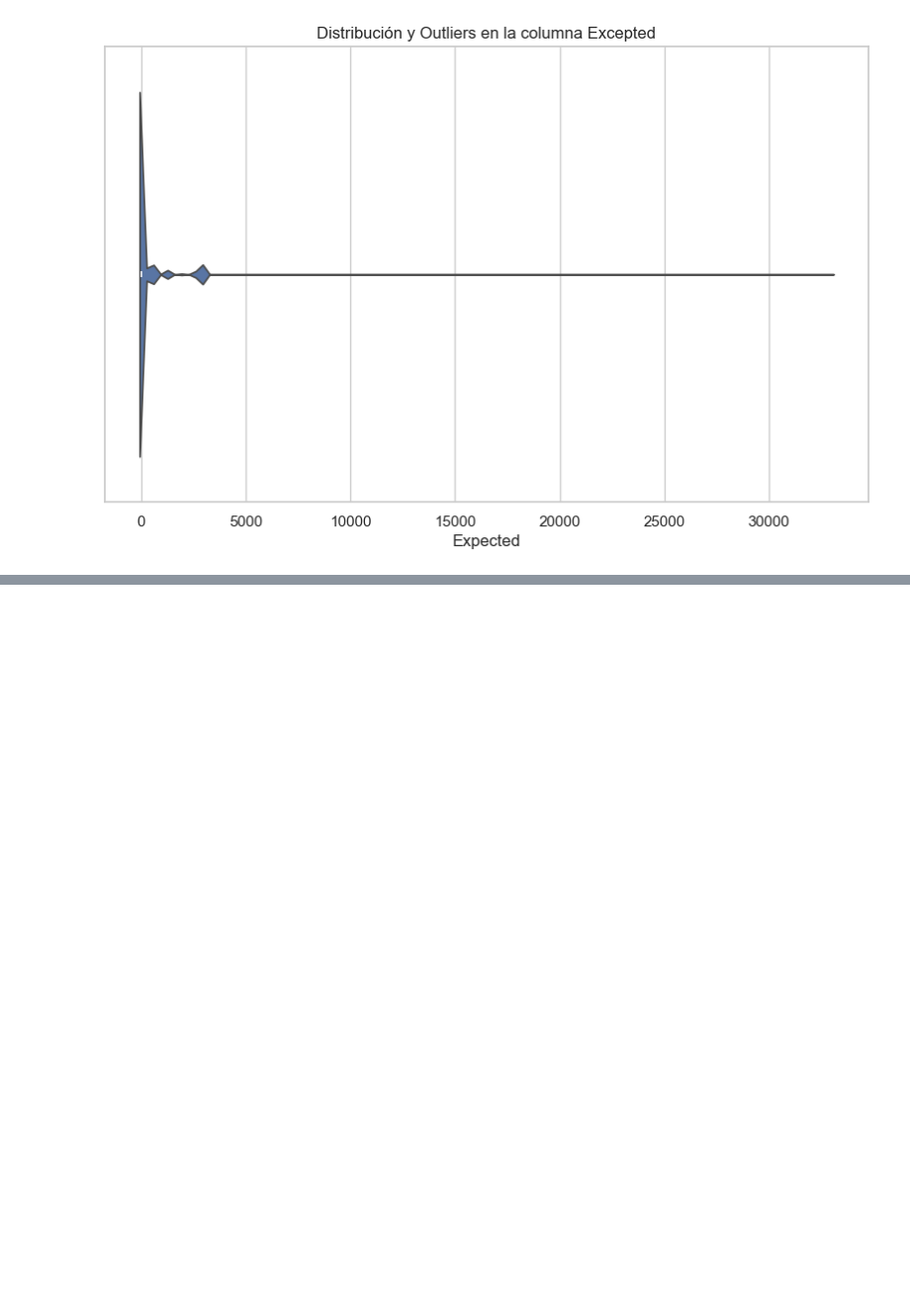
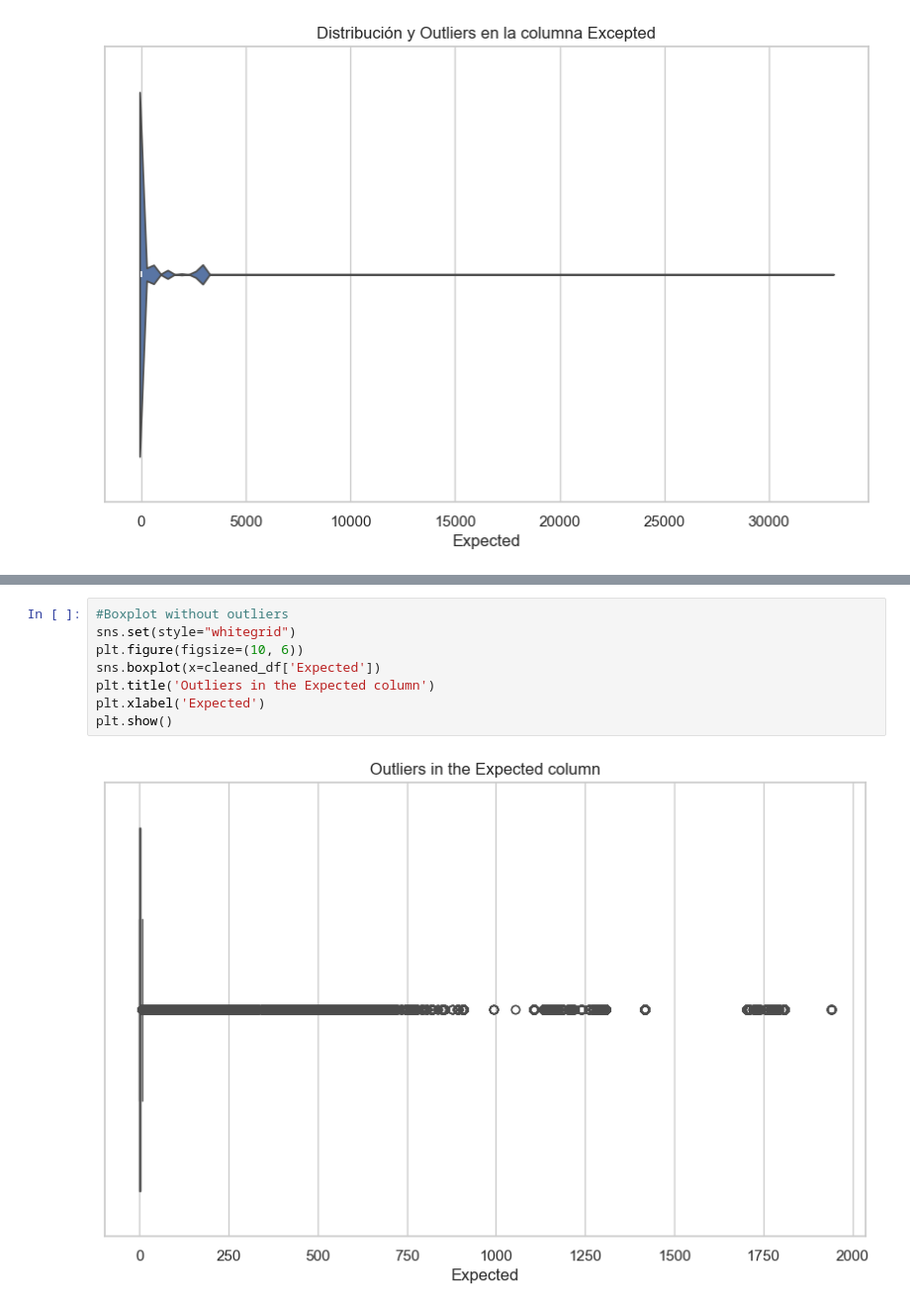
Before and after one commit to MiGuElEsTeBaNUD/How-Much-Did-It-Rain-, a Jupyter notebook: data_transformation.ipynb, the cells around one changed output, grey strips where cells are left out. Shown: that part at 99% size. Saved outputs shown, nothing was run; the diff lists cells and outputs as text; blank space fills up the shorter version.

```diff
--- a/data_transformation.ipynb
+++ b/data_transformation.ipynb
@@ -139,0 +118,10 @@ memory usage: 209.4 MB
+# %%
+#Boxplot without outliers
+sns.set(style="whitegrid")
+plt.figure(figsize=(10, 6))
+sns.boxplot(x=cleaned_df['Expected'])
+plt.title('Outliers in the Expected column')
+plt.xlabel('Expected')
+plt.show()
+# %% [output]
+[figure, added]
```
Also changed, not shown: parts of 6 cells of this notebook.
